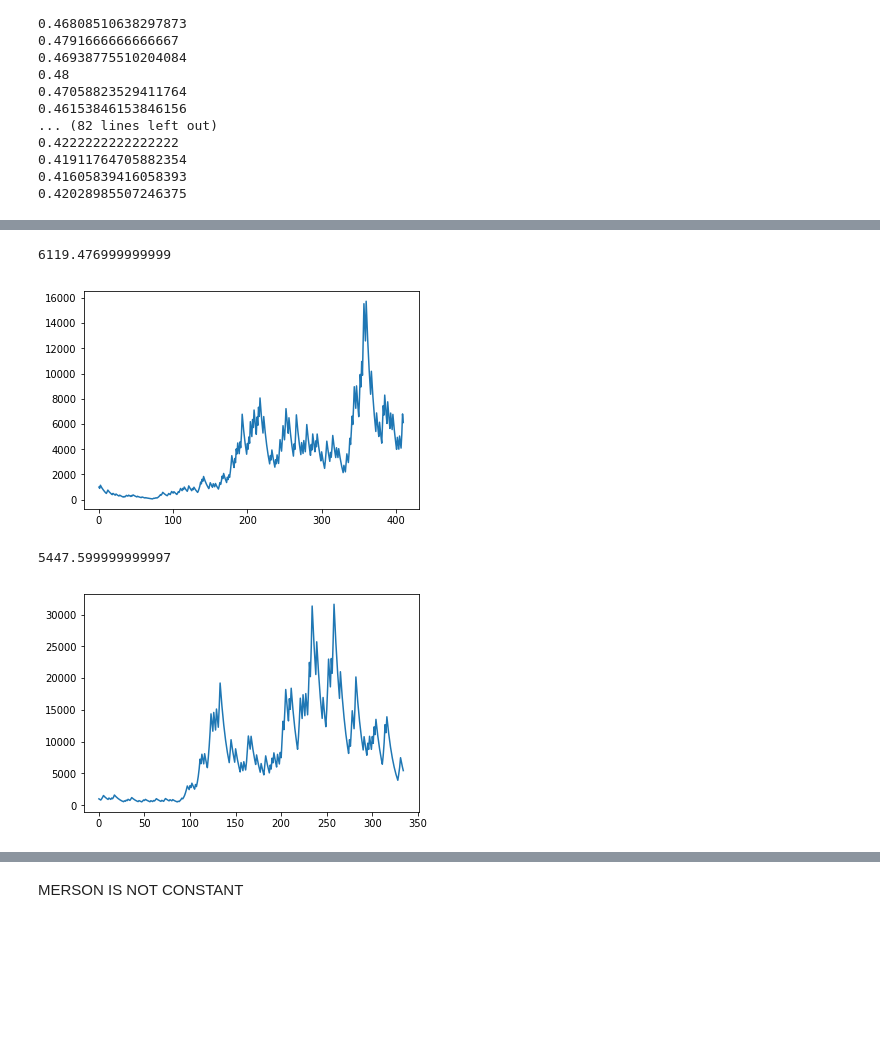
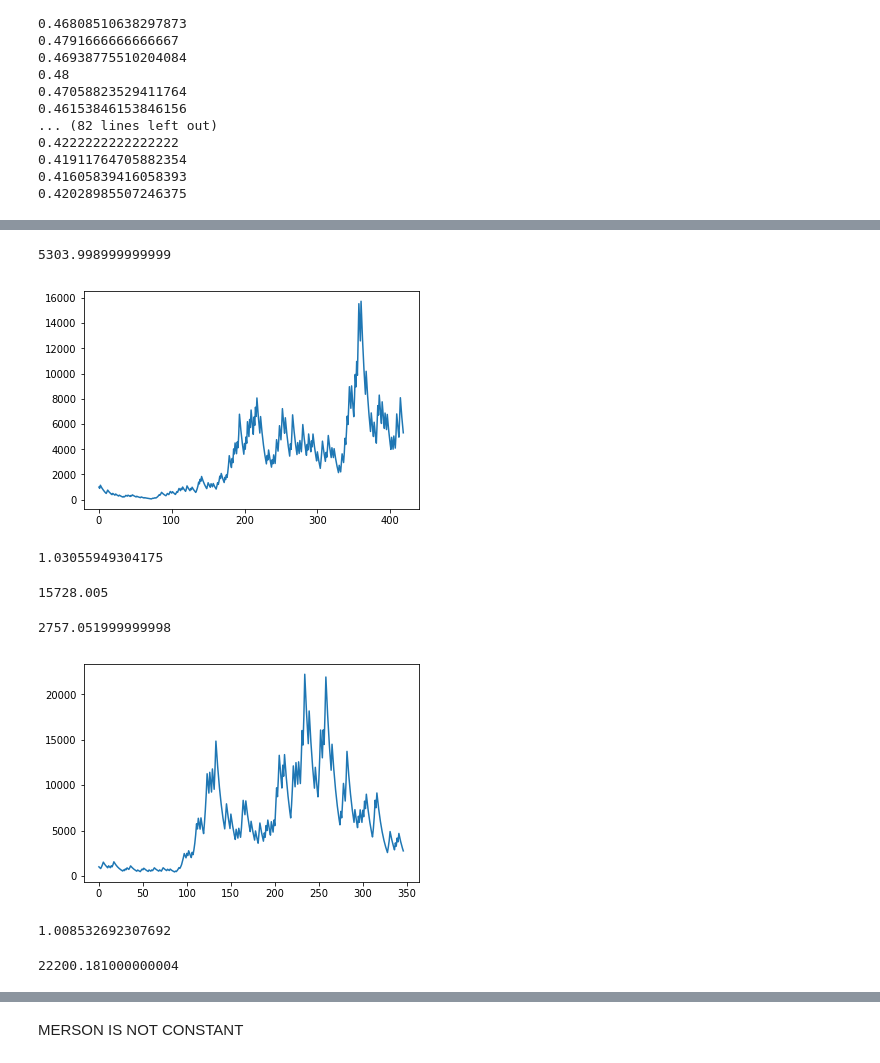
Before and after one commit to greenster3000/fun, a Jupyter notebook: notebooks/lawro_merse_past_analysis.ipynb, the cells around one changed output, grey strips where cells are left out. Drawn from its saved outputs; the diff is of its cells as text; code cells hidden in the pictures; blank space fills up the shorter version.

```diff
--- a/notebooks/lawro_merse_past_analysis.ipynb
+++ b/notebooks/lawro_merse_past_analysis.ipynb
@@ -487,14 +505,2 @@ total_won / total_staked
 # %% [markdown]
 assume can't get best odds, see what 0.98 looks like
-# %%
-money = starting_money
-money_history = [money]
-for row in df_both_pick.itertuples():
-    stake = round(money * percentage_stake, -1)
-    money -= stake
-    if row.predict_draw_success_l and row.predict_draw_success_m:
-        money += stake * row.BbMxD * 0.98
-    money_history.append(money)
-
-plt.plot(money_history)
-money_history[-1]
@@ -504,12 +506,0 @@ money_history[-1]
-# %%
-money = starting_money
-money_history = [money]
-for row in df_both_pick.itertuples():
-    stake = round(money * percentage_stake, -1)
-    money -= stake
-    if row.predict_draw_success_l and row.predict_draw_success_m:
-        money += stake * row.BbAvD
-    money_history.append(money)
-
-plt.plot(money_history)
-money_history[-1]
@@ -722,37 +710,62 @@ df_l_pick = df_odds[df_odds.pred_result_l == "D"]
 # %%
 money = starting_money
 money_history = [money]
+lawro_staked = 0
+lawro_won = 0
 for row in df_l_pick.itertuples():
     stake = round(money * percentage_stake, -1)
+    lawro_staked += stake
     money -= stake
     if row.predict_draw_success_l:
         money += stake * row.BbMxD * 0.99
+        lawro_won += stake * row.BbMxD * 0.99
+
     money_history.append(money)
 
 
 plt.plot(money_history)
 money_history[-1]
 # %% [output]
-6119.476999999999
+5303.998999999999
-[figure, old version]
+[figure, new version]
+# %%
+lawro_won/lawro_staked
+# %% [output]
+1.03055949304175
+# %%
+max(money_history)
+# %% [output]
+15728.005
 # %%
 df_m_pick = df_odds[df_odds.pred_result_m == "D"]
 # %%
 money = starting_money
 money_history = [money]
+merse_staked = 0
+merse_won = 0
 for row in df_m_pick.itertuples():
     stake = round(money * percentage_stake, -1)
     money -= stake
+    merse_staked += stake
     if row.predict_draw_success_m:
-        money += stake * row.BbMxD
+        money += stake * row.BbMxD *0.99
+        merse_won += stake * row.BbMxD *0.99
     money_history.append(money)
 
 
 plt.plot(money_history)
 money_history[-1]
 # %% [output]
-5447.599999999997
+2757.051999999998
-[figure, old version]
+[figure, new version]
+# %%
+merse_won / merse_staked
+# %% [output]
+1.008532692307692
+# %%
+max(money_history)
+# %% [output]
+22200.181000000004
 # %%
 success_rate_l = []
 for i in range(1, len(df_l_pick)):
```
Also changed, not shown: parts of 50 cells of this notebook, 48 other files.
